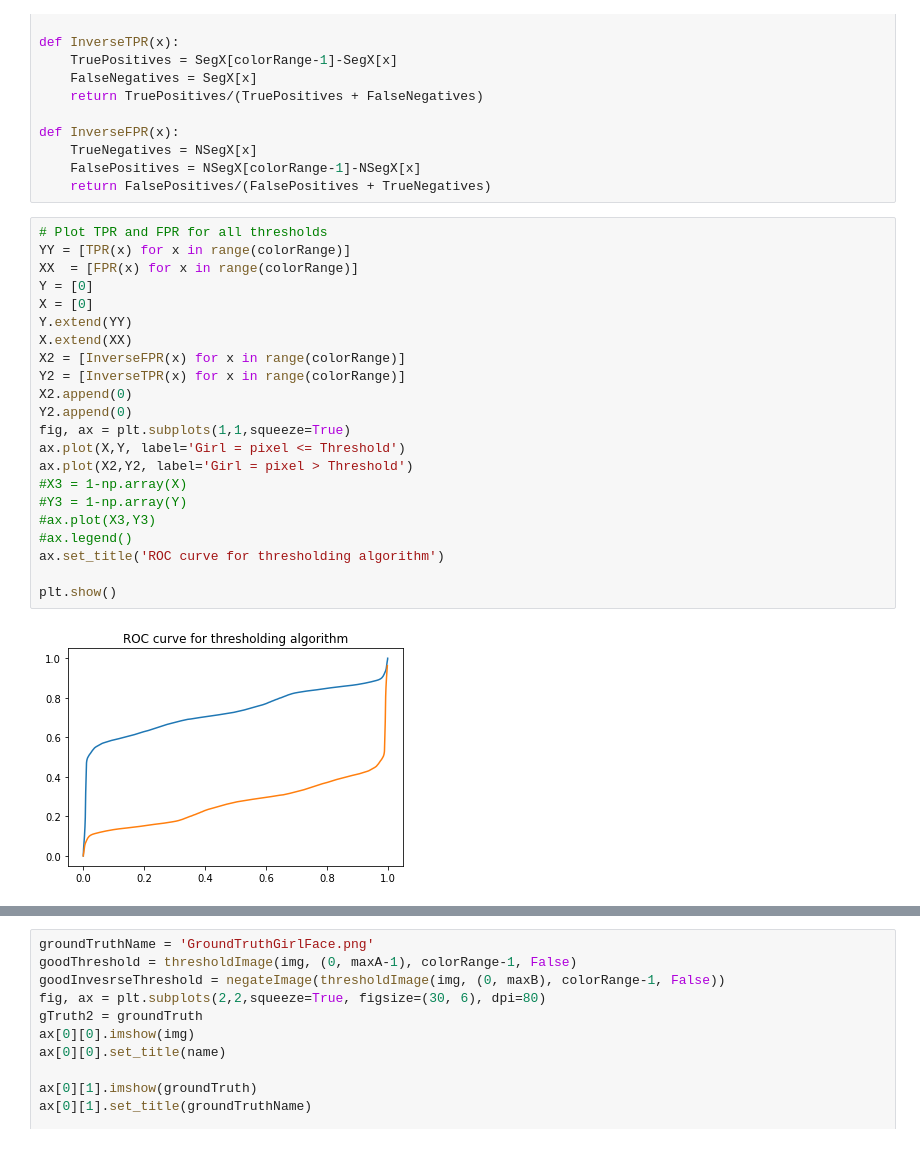
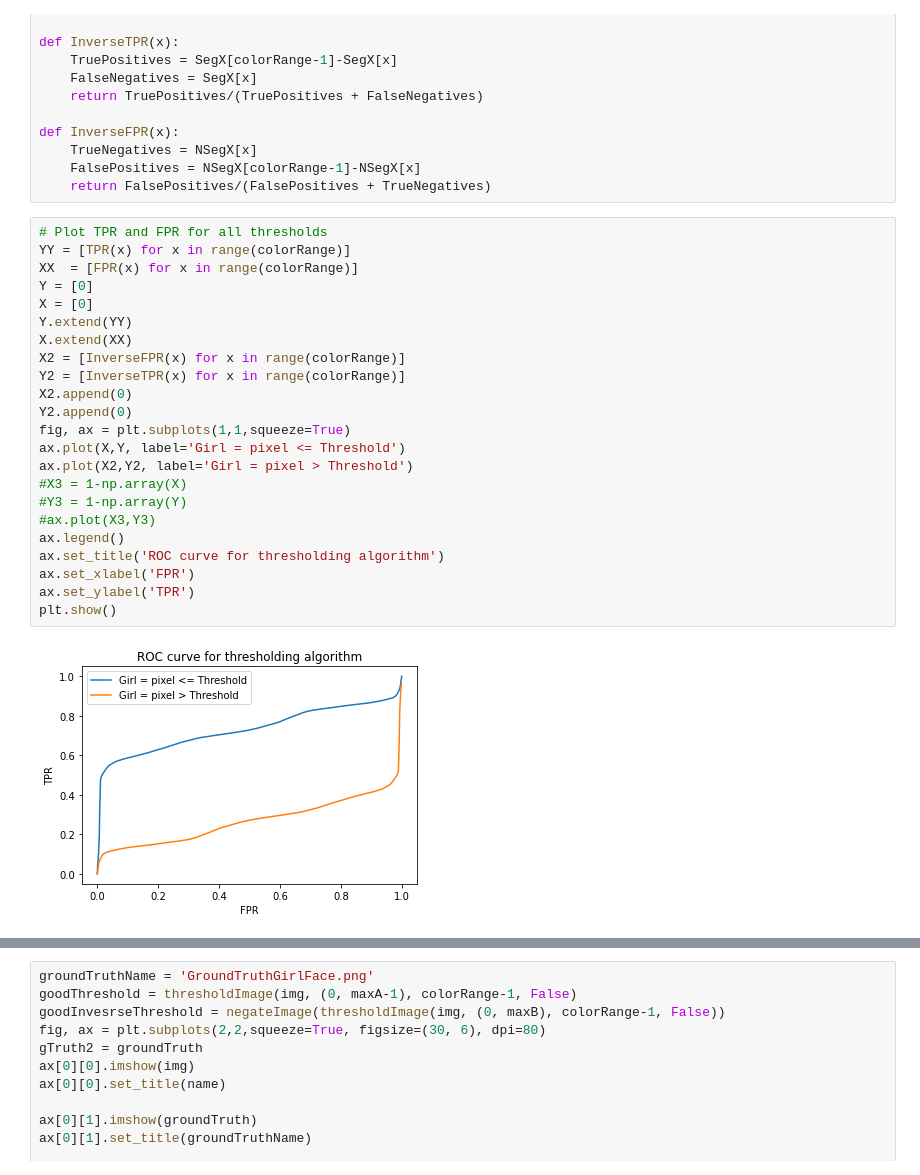
Before and after one commit to jmcsuite/AgentesInteligentes_Up2022, a Jupyter notebook: Trabajo1_0226259_0226154/codigo/main.ipynb, the cells around one changed output, grey strips where cells are left out. Drawn from its saved outputs; the diff is of its cells as text.

```diff
--- a/Trabajo1_0226259_0226154/codigo/main.ipynb
+++ b/Trabajo1_0226259_0226154/codigo/main.ipynb
@@ -218,27 +218,28 @@ def InverseFPR(x):
 # %%
 # Plot TPR and FPR for all thresholds
 YY = [TPR(x) for x in range(colorRange)]
 XX  = [FPR(x) for x in range(colorRange)]
 Y = [0]
 X = [0]
 Y.extend(YY)
 X.extend(XX)
 X2 = [InverseFPR(x) for x in range(colorRange)]
 Y2 = [InverseTPR(x) for x in range(colorRange)]
 X2.append(0)
 Y2.append(0)
 fig, ax = plt.subplots(1,1,squeeze=True)
 ax.plot(X,Y, label='Girl = pixel <= Threshold')
 ax.plot(X2,Y2, label='Girl = pixel > Threshold')
 #X3 = 1-np.array(X)
 #Y3 = 1-np.array(Y)
 #ax.plot(X3,Y3)
-#ax.legend()
+ax.legend()
 ax.set_title('ROC curve for thresholding algorithm')
-
+ax.set_xlabel('FPR')
+ax.set_ylabel('TPR')
 plt.show()
 # %% [output]
-[figure, old version]
+[figure, new version]
 # %%
 #Calculate Distance from optimal point (Where TPR = 1 and FPR = 0) for all ROC points
 disA = 1
```
Also changed, not shown: parts of 11 cells of this notebook.
